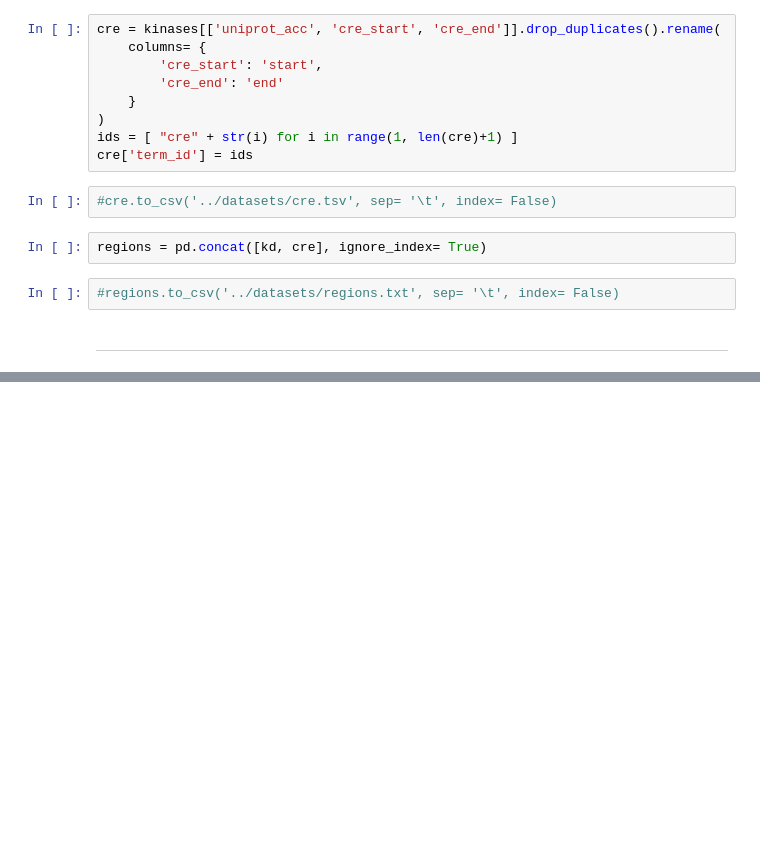
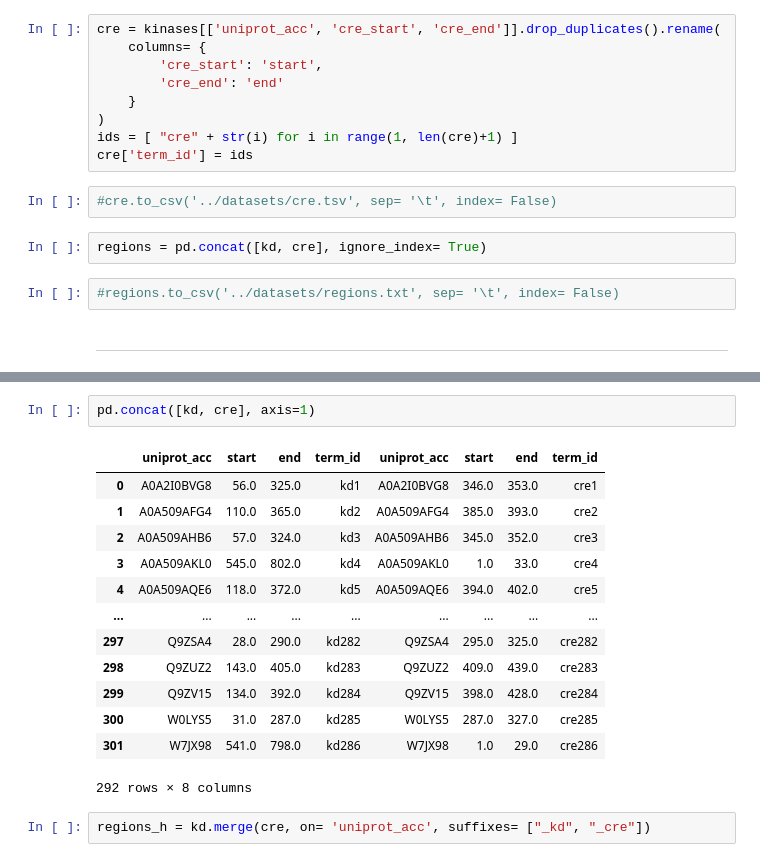
Before and after one commit to alvaro-2/cis-reg, a Jupyter notebook: scripts/orthologs.ipynb, the cells around one changed output, grey strips where cells are left out. Saved outputs shown, nothing was run; the diff lists cells and outputs as text; blank space fills up the shorter version.

```diff
--- a/scripts/orthologs.ipynb
+++ b/scripts/orthologs.ipynb
@@ -473,0 +534,18 @@ pdb_pr
+# %%
+pd.concat([kd, cre], axis=1)
+# %% [output]
+|  | uniprot_acc | start | end | term_id | uniprot_acc | start | end | term_id |
+| 0 | A0A2I0BVG8 | 56.0 | 325.0 | kd1 | A0A2I0BVG8 | 346.0 | 353.0 | cre1 |
+| 1 | A0A509AFG4 | 110.0 | 365.0 | kd2 | A0A509AFG4 | 385.0 | 393.0 | cre2 |
+| 2 | A0A509AHB6 | 57.0 | 324.0 | kd3 | A0A509AHB6 | 345.0 | 352.0 | cre3 |
+| 3 | A0A509AKL0 | 545.0 | 802.0 | kd4 | A0A509AKL0 | 1.0 | 33.0 | cre4 |
+| 4 | A0A509AQE6 | 118.0 | 372.0 | kd5 | A0A509AQE6 | 394.0 | 402.0 | cre5 |
+| ... | ... | ... | ... | ... | ... | ... | ... | ... |
+| 297 | Q9ZSA4 | 28.0 | 290.0 | kd282 | Q9ZSA4 | 295.0 | 325.0 | cre282 |
+| 298 | Q9ZUZ2 | 143.0 | 405.0 | kd283 | Q9ZUZ2 | 409.0 | 439.0 | cre283 |
+| 299 | Q9ZV15 | 134.0 | 392.0 | kd284 | Q9ZV15 | 398.0 | 428.0 | cre284 |
+| 300 | W0LYS5 | 31.0 | 287.0 | kd285 | W0LYS5 | 287.0 | 327.0 | cre285 |
+| 301 | W7JX98 | 541.0 | 798.0 | kd286 | W7JX98 | 1.0 | 29.0 | cre286 |
+292 rows × 8 columns
+# %%
+regions_h = kd.merge(cre, on= 'uniprot_acc', suffixes= ["_kd", "_cre"])
```
Also changed, not shown: parts of 34 cells of this notebook.
